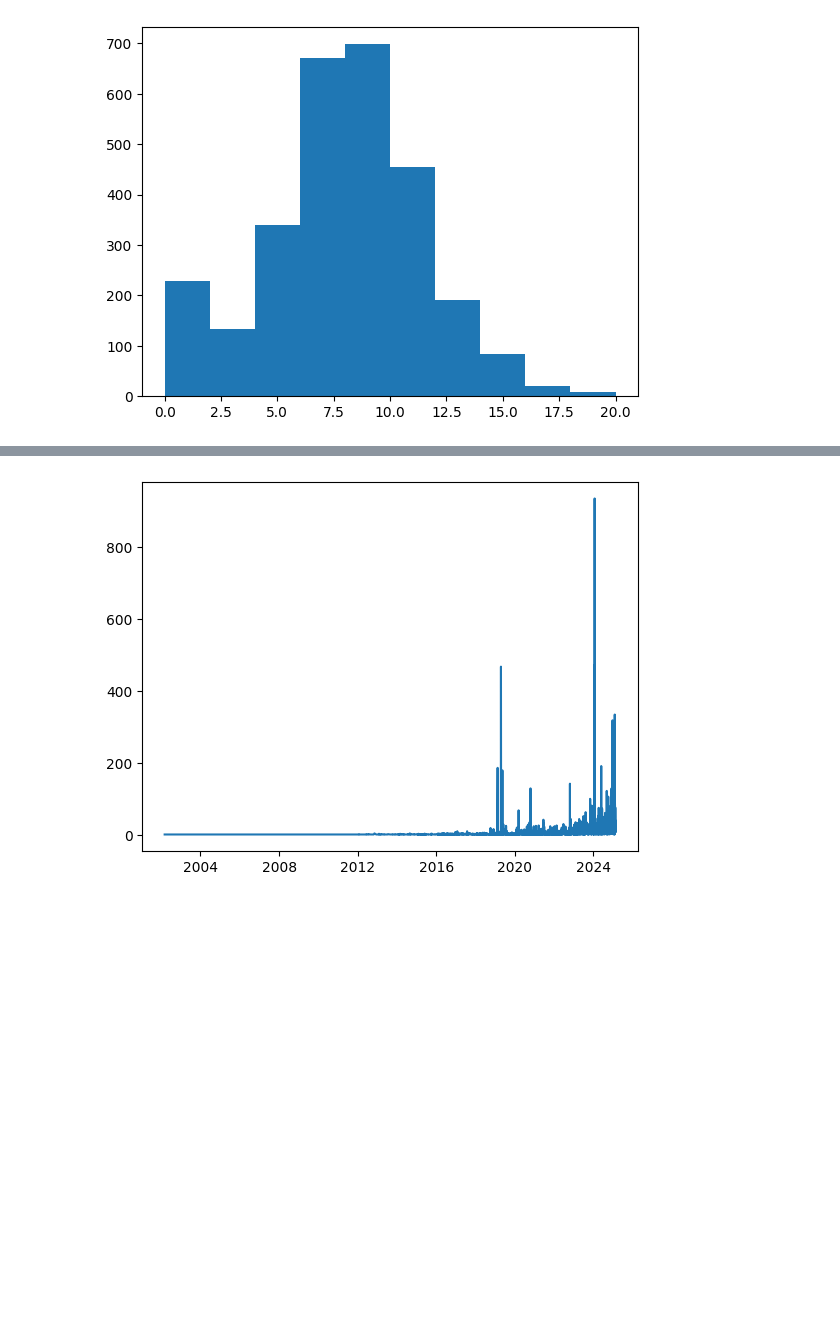
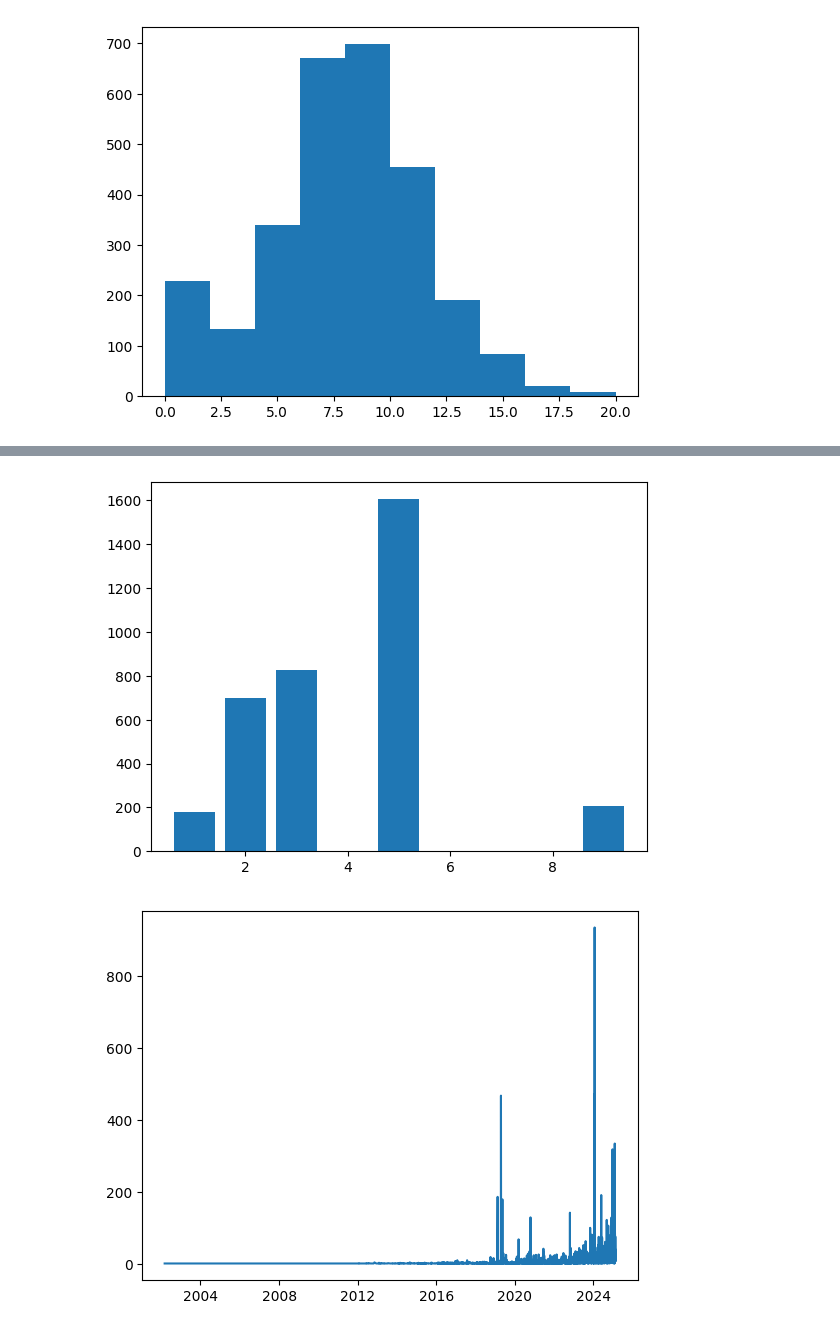
Before and after one commit to lucasSzavara/isa-disjuntores, a Jupyter notebook: analise_exploratoria.ipynb, the cells around one changed output, grey strips where cells are left out. Drawn from its saved outputs; the diff is of its cells as text; code cells hidden in the pictures; blank space fills up the shorter version.

```diff
--- a/analise_exploratoria.ipynb
+++ b/analise_exploratoria.ipynb
@@ -116,0 +135,3 @@ plt.show()
+# %%
+df_qlfc_gpd = df_qualificacao[['Equipamento', 'ValMed/PosTCont']].groupby('ValMed/PosTCont').nunique()
+df_qlfc_gpd.describe()
@@ -117,3 +148,8 @@ plt.show()
+# %%
+plt.bar(df_qlfc_gpd.index, df_qlfc_gpd['Equipamento'])
+plt.show()
+# %% [output]
+[figure, added]
 # %%
 df_gpd_data = df.groupby('Data').agg({'Equipamento': 'nunique'})
 plt.plot(df_gpd_data.index, df_gpd_data['Equipamento'])
```
Also changed, not shown: parts of 12 cells of this notebook.
